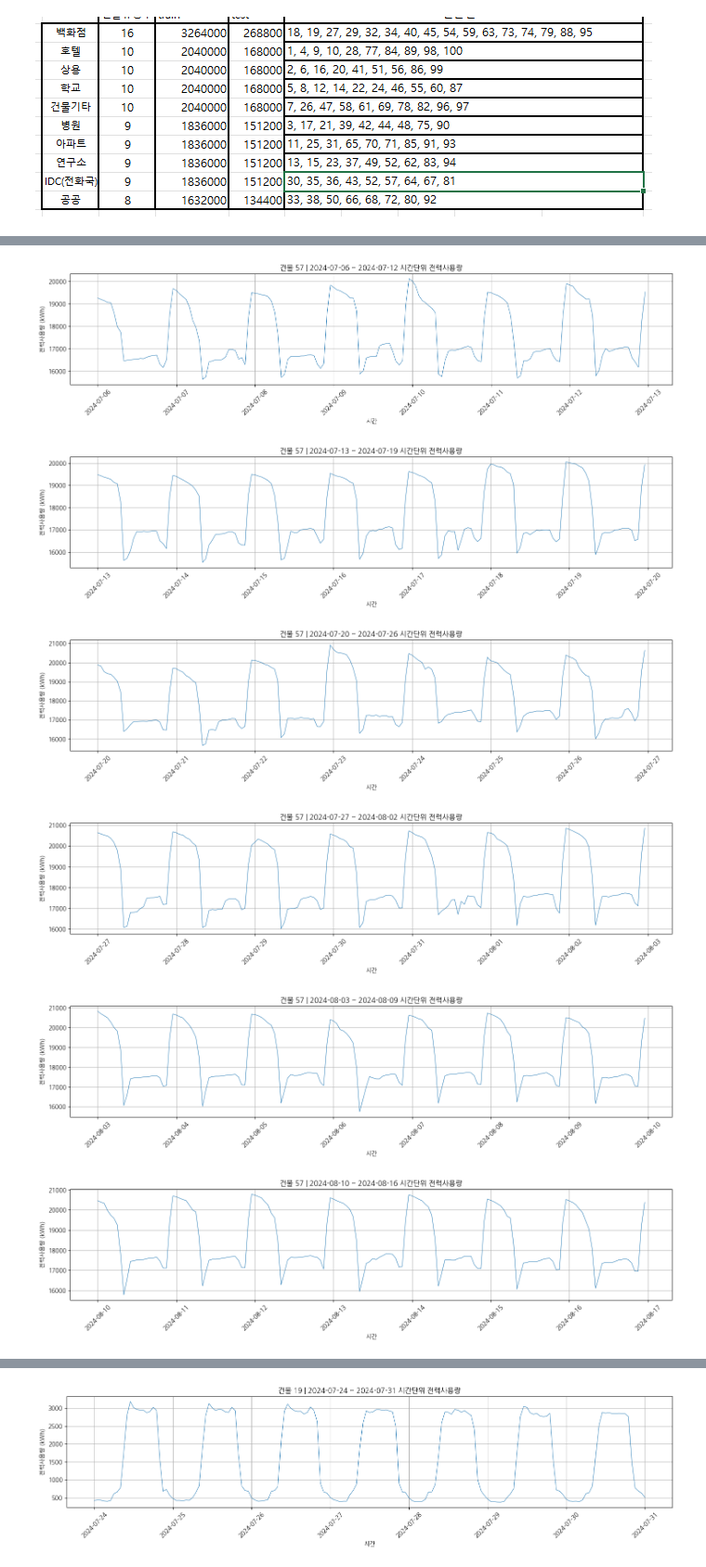
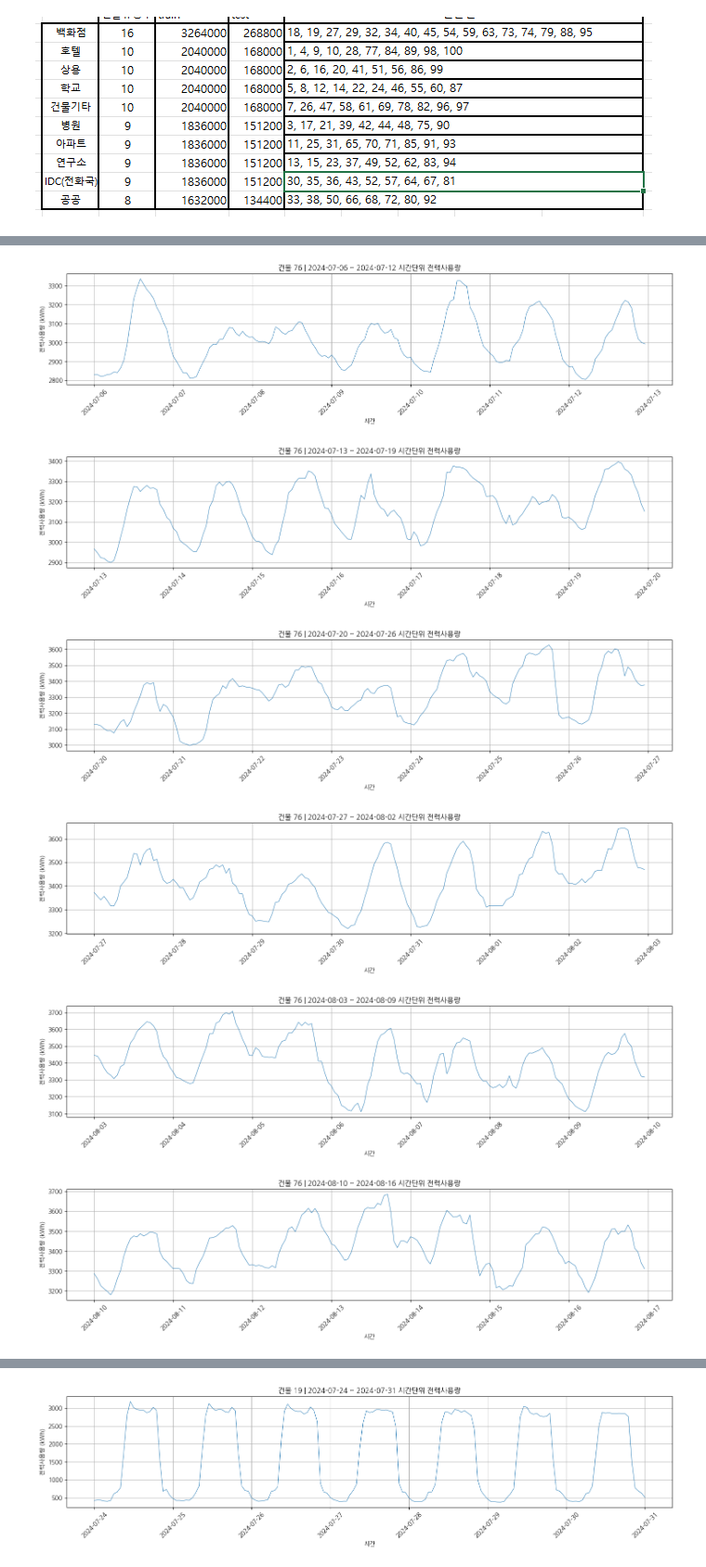
Before and after one commit to SonHyesang0914/2025dacon_powerU_github, a Jupyter notebook: 02_EDAandPreprocessing.ipynb, the cells around one changed output, grey strips where cells are left out. Shown at 93% size. Saved outputs shown, nothing was run; the diff lists cells and outputs as text; code cells hidden in the pictures.

```diff
--- a/02_EDAandPreprocessing.ipynb
+++ b/02_EDAandPreprocessing.ipynb
@@ -167,7 +167,7 @@ from datetime import timedelta
 start = train['date_time'].min().date()
 end = train['date_time'].max().date()
 
-b_id = 57
+b_id = 76
 
 temp = train[train['building_num'] == b_id].copy()
 temp = temp.sort_values('date_time')
@@ -200,6 +200,6 @@ while current + timedelta(days=7) <= end:
-[figure, old version]
+[figure, new version]
-[figure, old version]
+[figure, new version]
-[figure, old version]
+[figure, new version]
-[figure, old version]
+[figure, new version]
-[figure, old version]
+[figure, new version]
-[figure, old version]
+[figure, new version]
```
Also changed, not shown: parts of 9 cells of this notebook.
